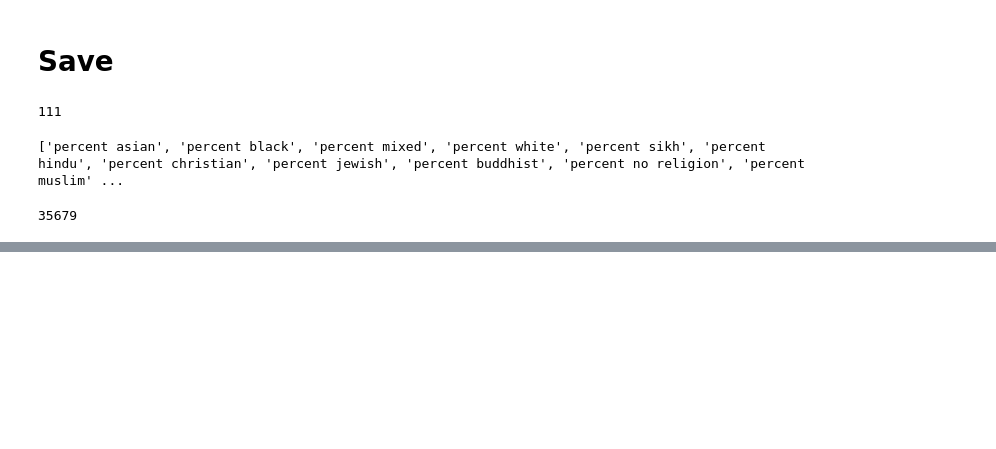
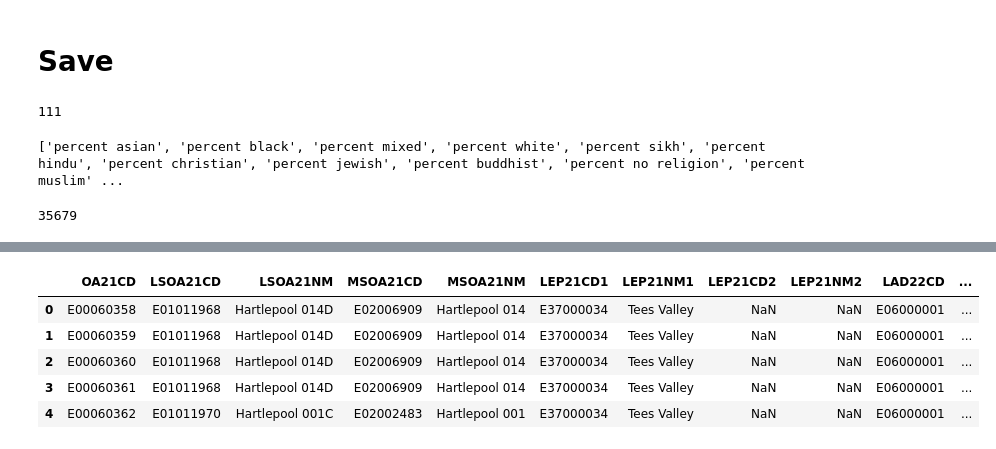
Before and after one commit to sanja7s/MedSat, a Jupyter notebook: code/collate_data/sociodemographic_data_parser/controls-full.ipynb, the cells around one changed output, grey strips where cells are left out. Cells and saved outputs as stored; diff of their text form; code cells hidden in the pictures; blank space fills up the shorter version.

```diff
--- a/code/collate_data/sociodemographic_data_parser/controls-full.ipynb
+++ b/code/collate_data/sociodemographic_data_parser/controls-full.ipynb
@@ -704,0 +712,7 @@ print (len(DF))
+# %%
+data_folder3 = '../../../data/point_data/data_sources/'
+income = 'netincomeestimatesforMSOAS_2018.csv'
+mapping = 'OAs_to_LSOAs_to_MSOAs_to_LEP_to_LAD_(May_2022)_Lookup_in_England.csv'
+# %%
+df_income = pd.read_csv(data_folder3+income)
+df_mapping = pd.read_csv(data_folder3+mapping)
@@ -704,0 +738,9 @@ print (len(DF))
+# %%
+df_mapping.head()
+# %% [output]
+|  | OA21CD | LSOA21CD | LSOA21NM | MSOA21CD | MSOA21NM | LEP21CD1 | LEP21NM1 | LEP21CD2 | LEP21NM2 | LAD22CD | ... |
+| 0 | E00060358 | E01011968 | Hartlepool 014D | E02006909 | Hartlepool 014 | E37000034 | Tees Valley | NaN | NaN | E06000001 | ... |
+| 1 | E00060359 | E01011968 | Hartlepool 014D | E02006909 | Hartlepool 014 | E37000034 | Tees Valley | NaN | NaN | E06000001 | ... |
+| 2 | E00060360 | E01011968 | Hartlepool 014D | E02006909 | Hartlepool 014 | E37000034 | Tees Valley | NaN | NaN | E06000001 | ... |
+| 3 | E00060361 | E01011968 | Hartlepool 014D | E02006909 | Hartlepool 014 | E37000034 | Tees Valley | NaN | NaN | E06000001 | ... |
+| 4 | E00060362 | E01011970 | Hartlepool 001C | E02002483 | Hartlepool 001 | E37000034 | Tees Valley | NaN | NaN | E06000001 | ... |
```
Also changed, not shown: parts of 12 cells of this notebook, 4 other files.
